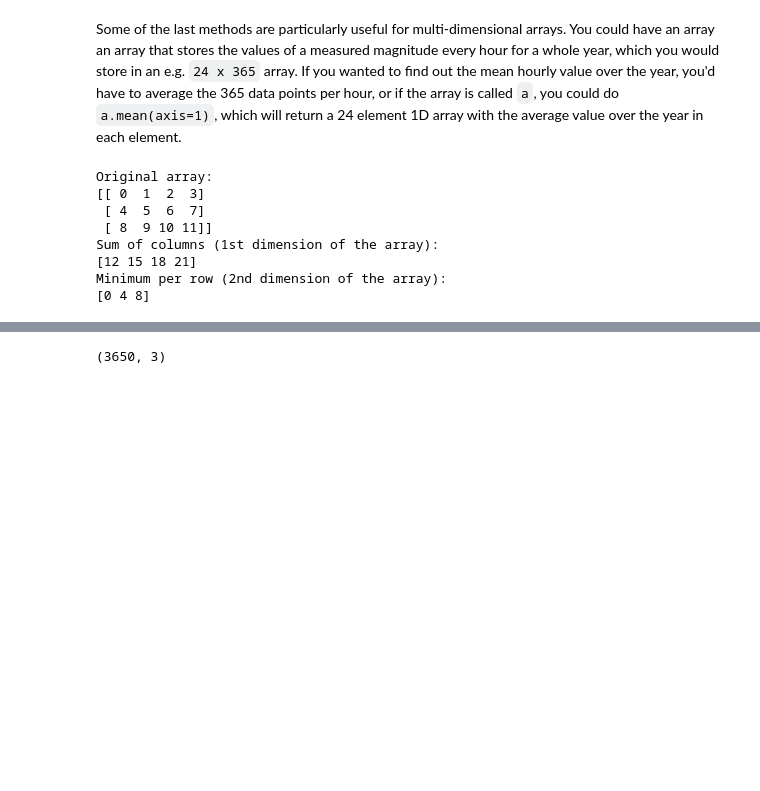
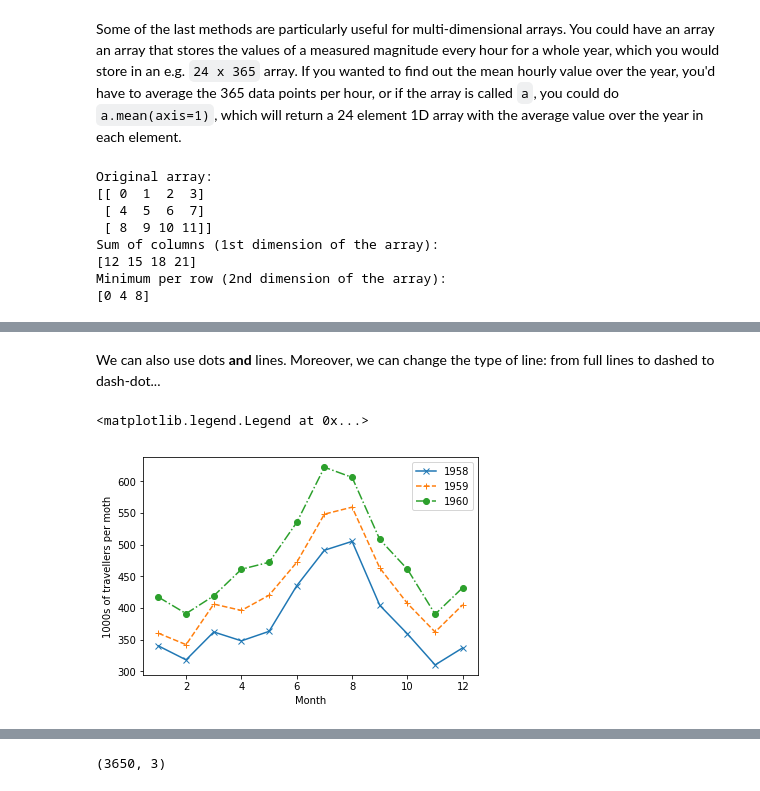
Before and after one commit to profLewis/geog0111_OLD, a Jupyter notebook: 02_numpy/02_numpy.ipynb, the cells around one changed output, grey strips where cells are left out. Cells and saved outputs as stored; diff of their text form; code cells hidden in the pictures; blank space fills up the shorter version.

```diff
--- a/02_numpy/02_numpy.ipynb
+++ b/02_numpy/02_numpy.ipynb
@@ -281,0 +393,13 @@ ValueError: all the input array dimensions except for the concatenation axis mus
+# %% [markdown]
+We can also use dots **and** lines. Moreover, we can change the type of line: from full lines to dashed to dash-dot...
+# %%
+plt.figure()
+plt.plot(mths, air_travel[:, 0], 'x-', label="1958")
+plt.plot(mths, air_travel[:, 1], '+--', label="1959")
+plt.plot(mths, air_travel[:, 2], 'o-.', label="1960")
+plt.xlabel("Month")
+plt.ylabel("1000s of travellers per moth")
+plt.legend(loc="best")
+# %% [output]
+<matplotlib.legend.Legend at 0x...>
+[figure, added]
```
Also changed, not shown: parts of 27 cells of this notebook, 1 other file.
